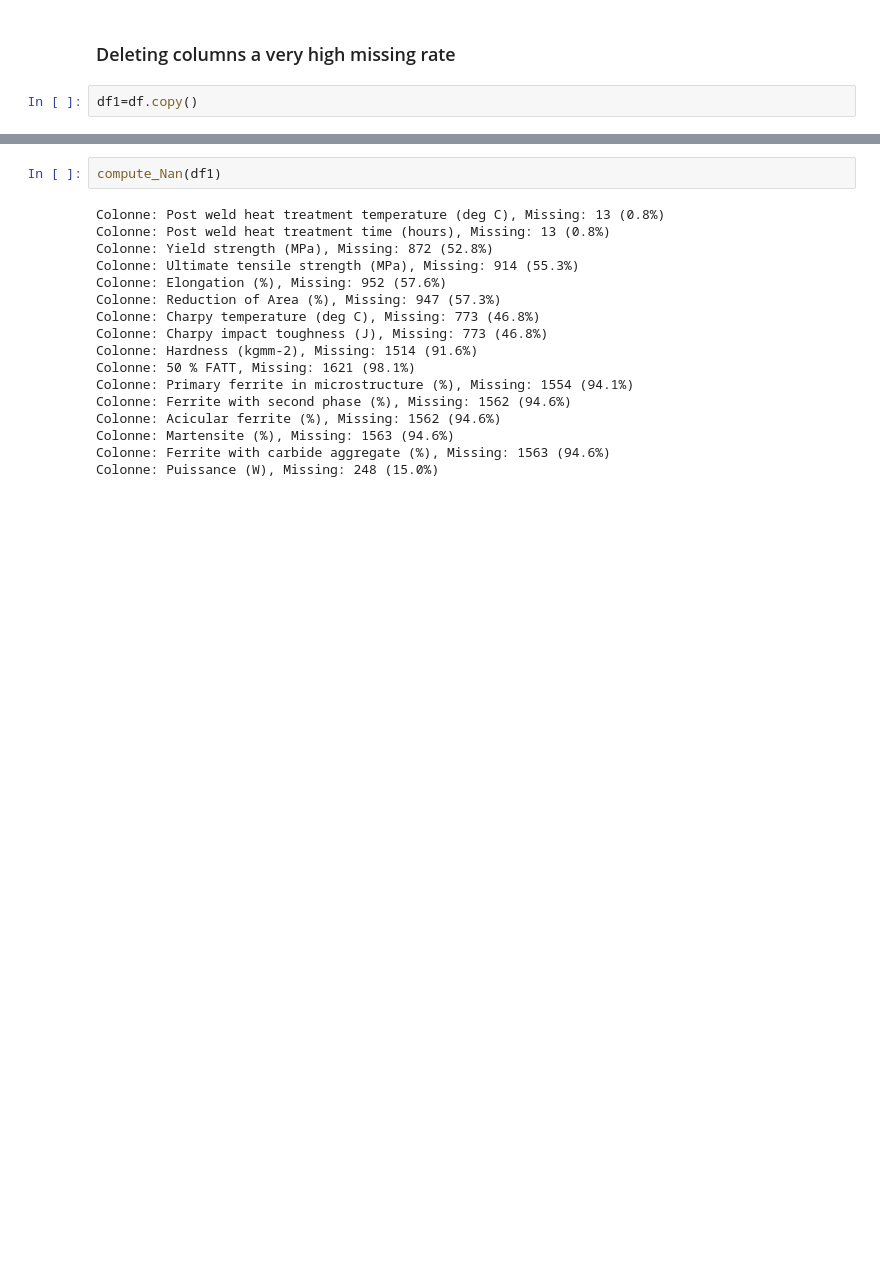
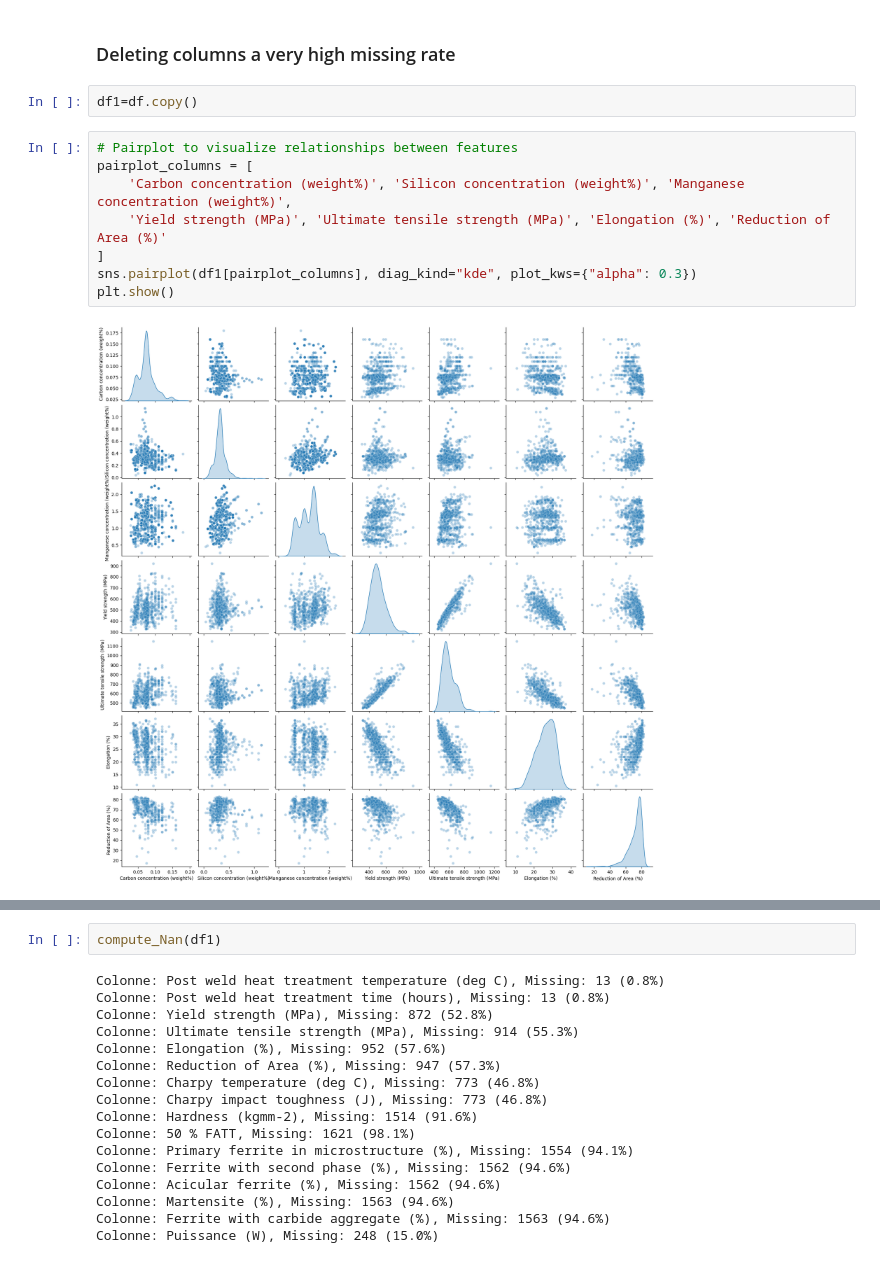
Before and after one commit to elbarhichi/Welding-Quality-Prediction, a Jupyter notebook: ML_project_imane.ipynb, the cells around one changed output, grey strips where cells are left out. Cells and saved outputs as stored; diff of their text form; blank space fills up the shorter version.

```diff
--- a/ML_project_imane.ipynb
+++ b/ML_project_imane.ipynb
@@ -686,3 +686,13 @@ There are two approaches for handling the remaining missing data:
 ### Deleting columns a very high missing rate
 # %%
 df1=df.copy()
+# %%
+# Pairplot to visualize relationships between features
+pairplot_columns = [
+    'Carbon concentration (weight%)', 'Silicon concentration (weight%)', 'Manganese concentration (weight%)',
+    'Yield strength (MPa)', 'Ultimate tensile strength (MPa)', 'Elongation (%)', 'Reduction of Area (%)'
+]
+sns.pairplot(df1[pairplot_columns], diag_kind="kde", plot_kws={"alpha": 0.3})
+plt.show()
+# %% [output]
+[figure, added]
```
Also changed, not shown: parts of 9 cells of this notebook, 1 other file.
